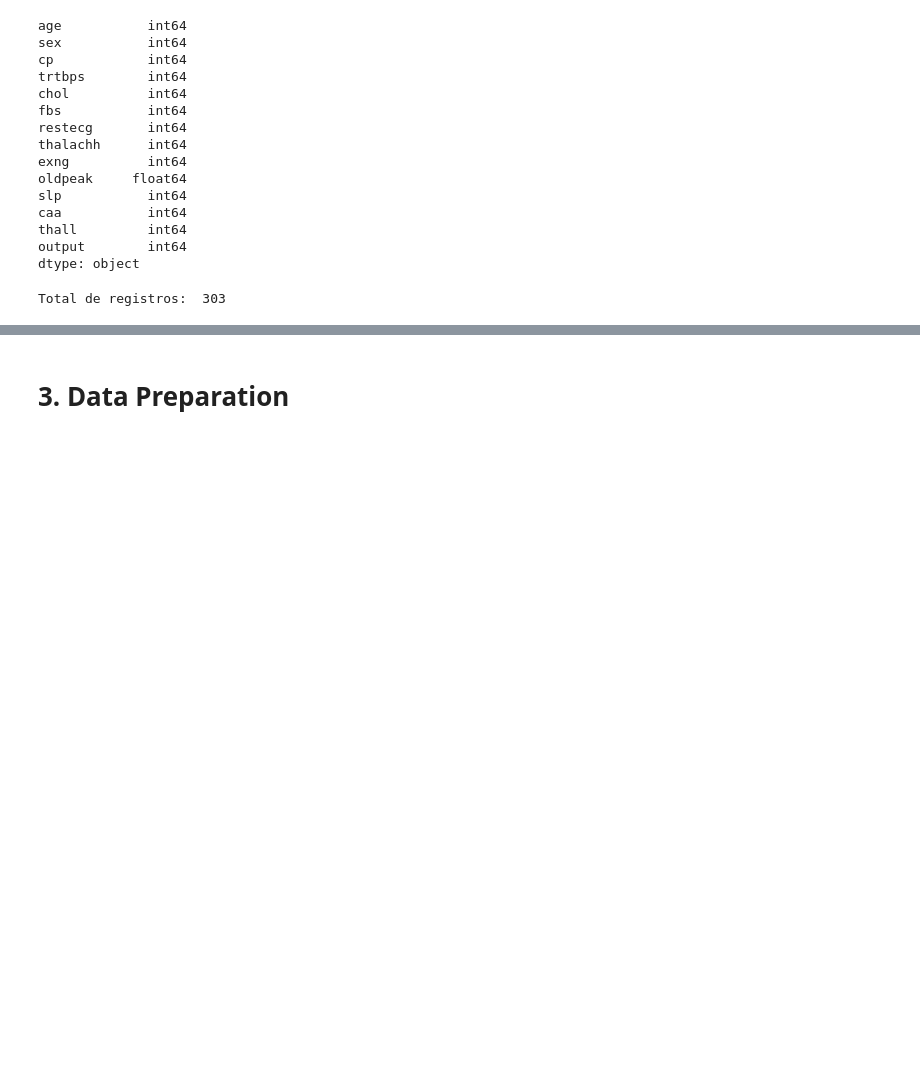
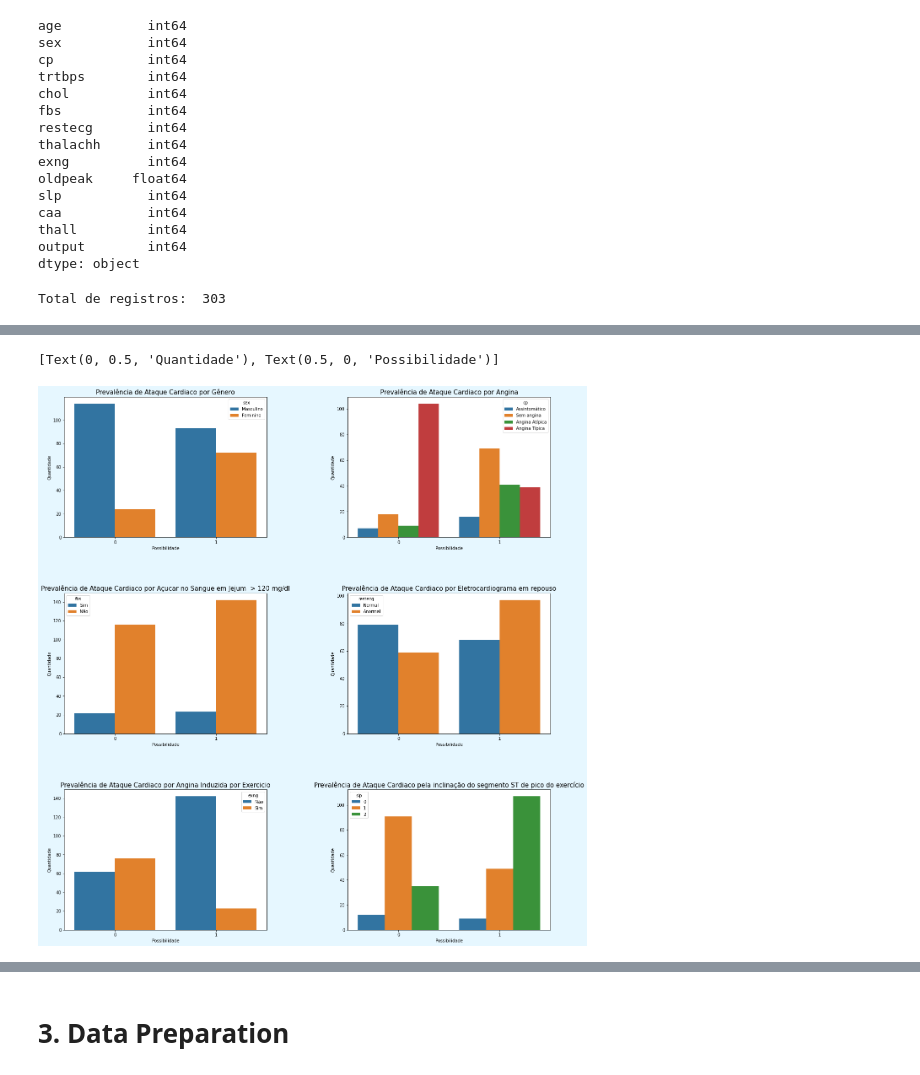
Before and after one commit to gnutzmann/heart-attack, a Jupyter notebook: heart-attack.ipynb, the cells around one changed output, grey strips where cells are left out. Drawn from its saved outputs; the diff is of its cells as text; code cells hidden in the pictures; blank space fills up the shorter version.

```diff
--- a/heart-attack.ipynb
+++ b/heart-attack.ipynb
@@ -101,0 +183,41 @@ Total de registros:  303
+# %%
+plt.figure(figsize=(20,30)).patch.set_facecolor("#e6f7ff")
+plt.subplots_adjust(left=0.1,
+                    bottom=0.1,
+                    right=0.9,
+                    top=0.9,
+                    wspace=0.4,
+                    hspace=0.4)
+
+plt.subplot(4,2,1)
+plt.title('Prevalência de Ataque Cardiaco por Gênero',fontsize=15)
+g = sns.countplot(plot_df['output'], hue=plot_df['sex'])
+g.set(xlabel = 'Possibilidade', ylabel = 'Quantidade')
+
+plt.subplot(4,2,2)
+plt.title('Prevalência de Ataque Cardiaco por Angina',fontsize=15)
+g = sns.countplot(plot_df['output'], hue=plot_df['cp'])
+g.set(xlabel = 'Possibilidade', ylabel = 'Quantidade')
+
+plt.subplot(4,2,3)
+plt.title('Prevalência de Ataque Cardiaco por Açucar no Sangue em Jejum  > 120 mg/dl',fontsize=15)
+g = sns.countplot(plot_df['output'],hue=plot_df['fbs'])
+g.set(xlabel = 'Possibilidade', ylabel = 'Quantidade')
+
+plt.subplot(4,2,4)
+plt.title('Prevalência de Ataque Cardiaco por Eletrocardiograma em repouso',fontsize=15)
+g = sns.countplot(plot_df['output'],hue = plot_df['restecg'])
+g.set(xlabel = 'Possibilidade', ylabel = 'Quantidade')
+
+plt.subplot(4,2,5)
+plt.title('Prevalência de Ataque Cardiaco por Angina Induzida por Exercicio',fontsize=15)
+g = sns.countplot(plot_df['output'],hue=plot_df['exng'])
+g.set(xlabel = 'Possibilidade', ylabel = 'Quantidade')
+
+plt.subplot(4,2,6)
+plt.title('Prevalência de Ataque Cardiaco pela inclinação do segmento ST de pico do exercício',fontsize=15)
+g = sns.countplot(plot_df['output'],hue=plot_df['slp'])
+g.set(xlabel = 'Possibilidade', ylabel = 'Quantidade')
+# %% [output]
+[Text(0, 0.5, 'Quantidade'), Text(0.5, 0, 'Possibilidade')]
+[figure, added]
```
Also changed, not shown: parts of 33 cells of this notebook.
